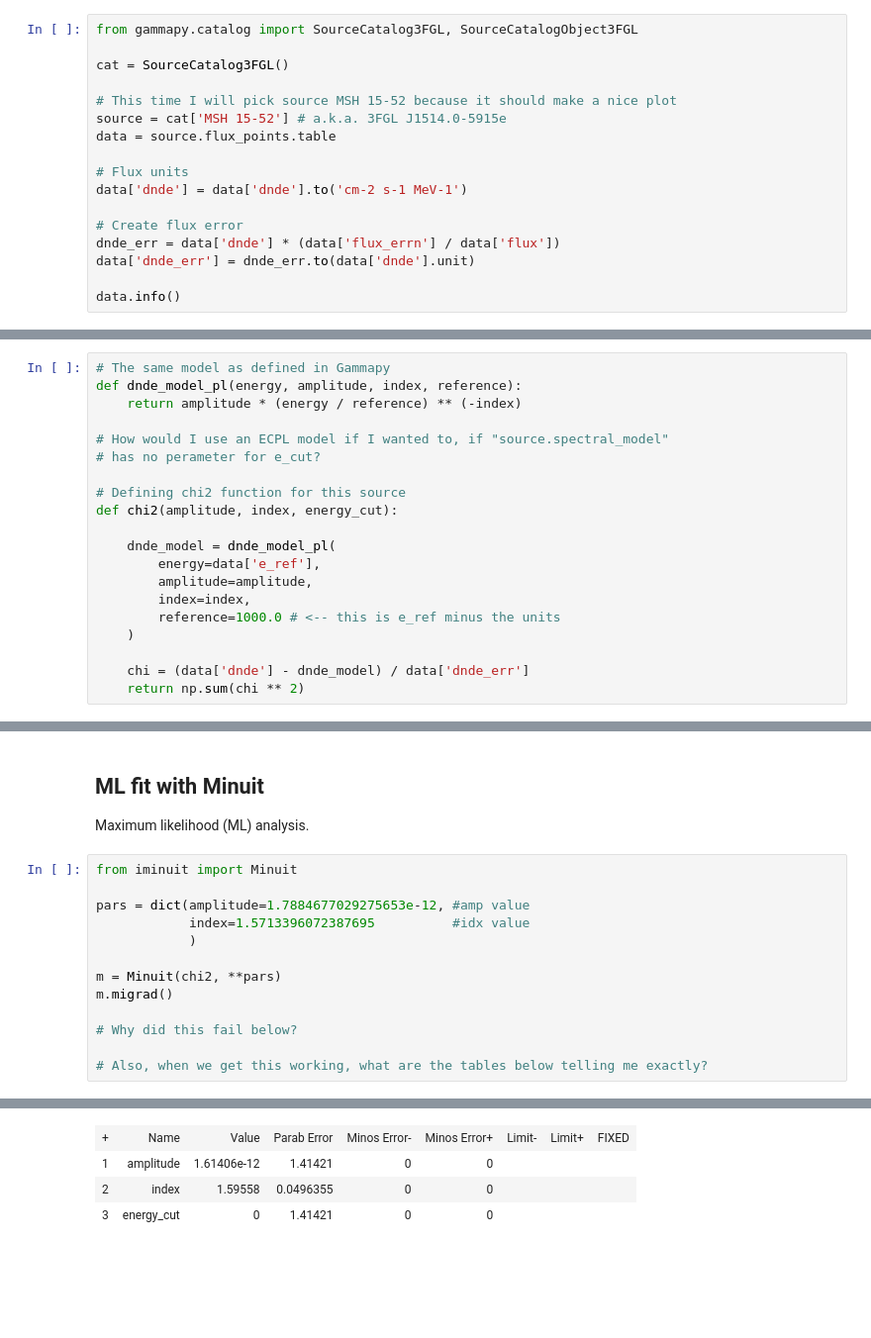
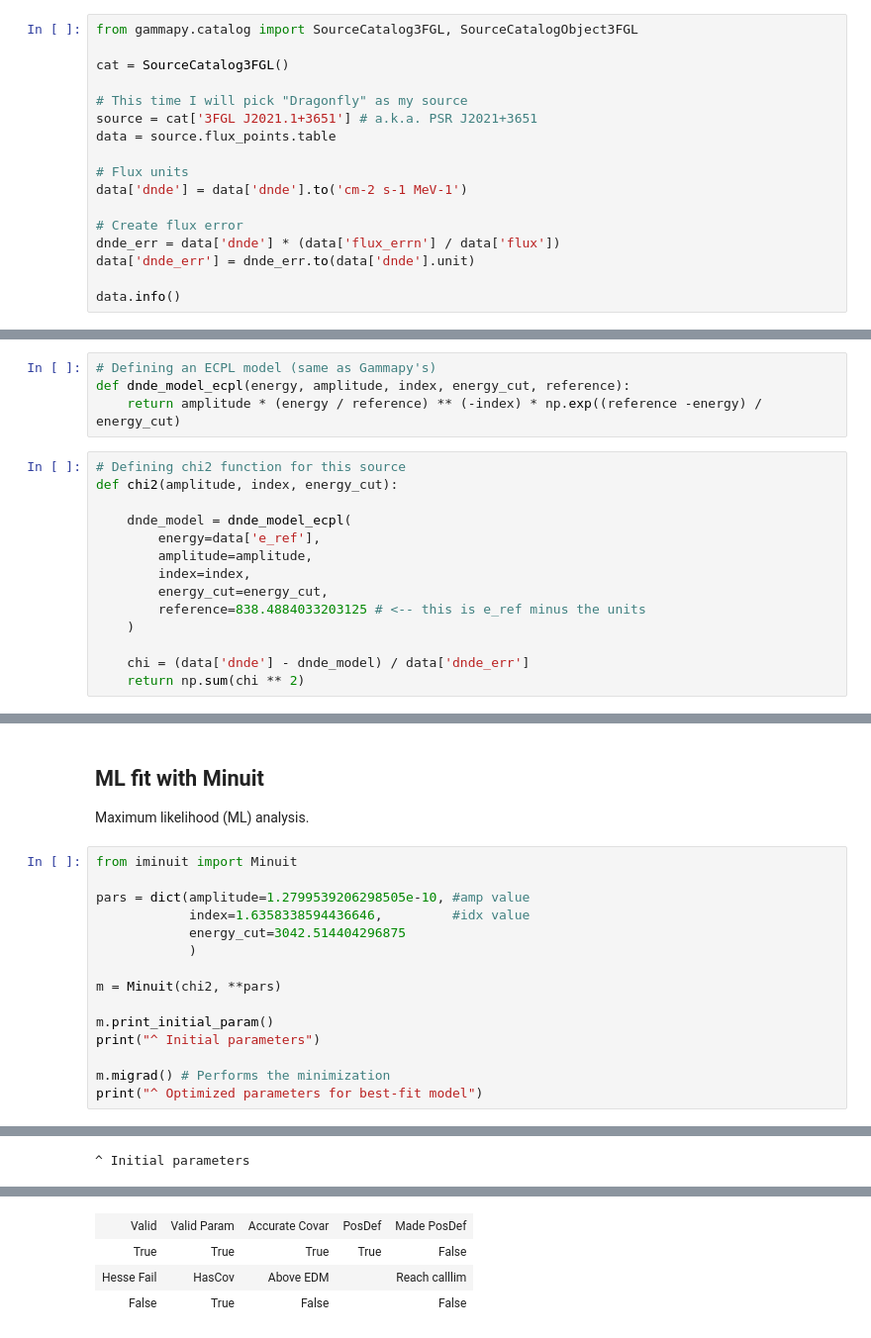
Before and after one commit to vorugantia/scienceresearch11, a Jupyter notebook: notebooks/Reproduce spectrum_chi2.ipynb, the cells around one changed output, grey strips where cells are left out. Shown at 99% size. Saved outputs shown, nothing was run; the diff lists cells and outputs as text; blank space fills up the shorter version.

```diff
--- a/notebooks/Reproduce spectrum_chi2.ipynb
+++ b/notebooks/Reproduce spectrum_chi2.ipynb
@@ -17,8 +18,8 @@ from gammapy.catalog import SourceCatalog3FGL, SourceCatalogObject3FGL
 
 cat = SourceCatalog3FGL()
 
-# This time I will pick source MSH 15-52 because it should make a nice plot
-source = cat['MSH 15-52'] # a.k.a. 3FGL J1514.0-5915e
+# This time I will pick "Dragonfly" as my source
+source = cat['3FGL J2021.1+3651'] # a.k.a. PSR J2021+3651
 data = source.flux_points.table
 
 # Flux units
@@ -105,19 +108,17 @@ $1.7884677 \times 10^{-12} \; \mathrm{\frac{1}{MeV\,s\,cm^{2}}}$
+# %%
+# Defining an ECPL model (same as Gammapy's)
+def dnde_model_ecpl(energy, amplitude, index, energy_cut, reference):
+    return amplitude * (energy / reference) ** (-index) * np.exp((reference -energy) / energy_cut)
 # %%
-# The same model as defined in Gammapy
-def dnde_model_pl(energy, amplitude, index, reference):
-    return amplitude * (energy / reference) ** (-index)
-
-# How would I use an ECPL model if I wanted to, if "source.spectral_model"
-# has no perameter for e_cut?
-
 # Defining chi2 function for this source
 def chi2(amplitude, index, energy_cut):
 
-    dnde_model = dnde_model_pl(
+    dnde_model = dnde_model_ecpl(
         energy=data['e_ref'],
         amplitude=amplitude,
         index=index,
-        reference=1000.0 # <-- this is e_ref minus the units
+        energy_cut=energy_cut,
+        reference=838.4884033203125 # <-- this is e_ref minus the units
     )
 
     chi = (data['dnde'] - dnde_model) / data['dnde_err']
@@ -139,14 +141,16 @@ Maximum likelihood (ML) analysis.
 # %%
 from iminuit import Minuit
 
-pars = dict(amplitude=1.7884677029275653e-12, #amp value
-            index=1.5713396072387695          #idx value
+pars = dict(amplitude=1.2799539206298505e-10, #amp value
+            index=1.6358338594436646,         #idx value
+            energy_cut=3042.514404296875
             )
 
 m = Minuit(chi2, **pars)
-m.migrad()
 
-# Why did this fail below?
+m.print_initial_param()
+print("^ Initial parameters")
 
-# Also, when we get this working, what are the tables below telling me exactly?
+m.migrad() # Performs the minimization
+print("^ Optimized parameters for best-fit model")
 # %% [output]
@@ -153 +161,2 @@ m.migrad()
+^ Initial parameters
 [interactive output not drawn]
@@ -160,4 +165,4 @@ m.migrad()
-| + | Name | Value | Parab Error | Minos Error- | Minos Error+ | Limit- | Limit+ | FIXED |
-| 1 | amplitude | 1.61406e-12 | 1.41421 | 0 | 0 |  |  |  |
-| 2 | index | 1.59558 | 0.0496355 | 0 | 0 |  |  |  |
-| 3 | energy_cut | 0 | 1.41421 | 0 | 0 |  |  |  |
+| Valid | Valid Param | Accurate Covar | PosDef | Made PosDef |
+| True | True | True | True | False |
+| Hesse Fail | HasCov | Above EDM |  | Reach calllim |
+| False | True | False |  | False |
```
Also changed, not shown: parts of 13 cells of this notebook, 1 other file.
